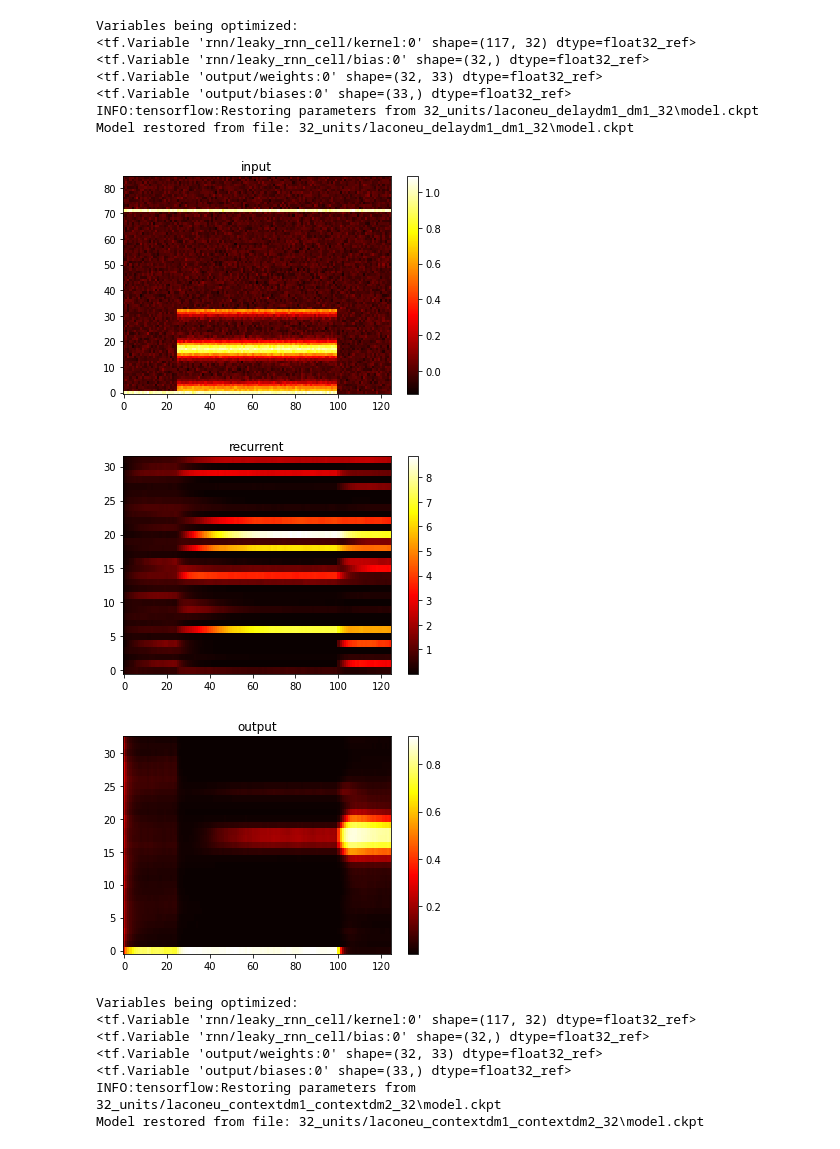
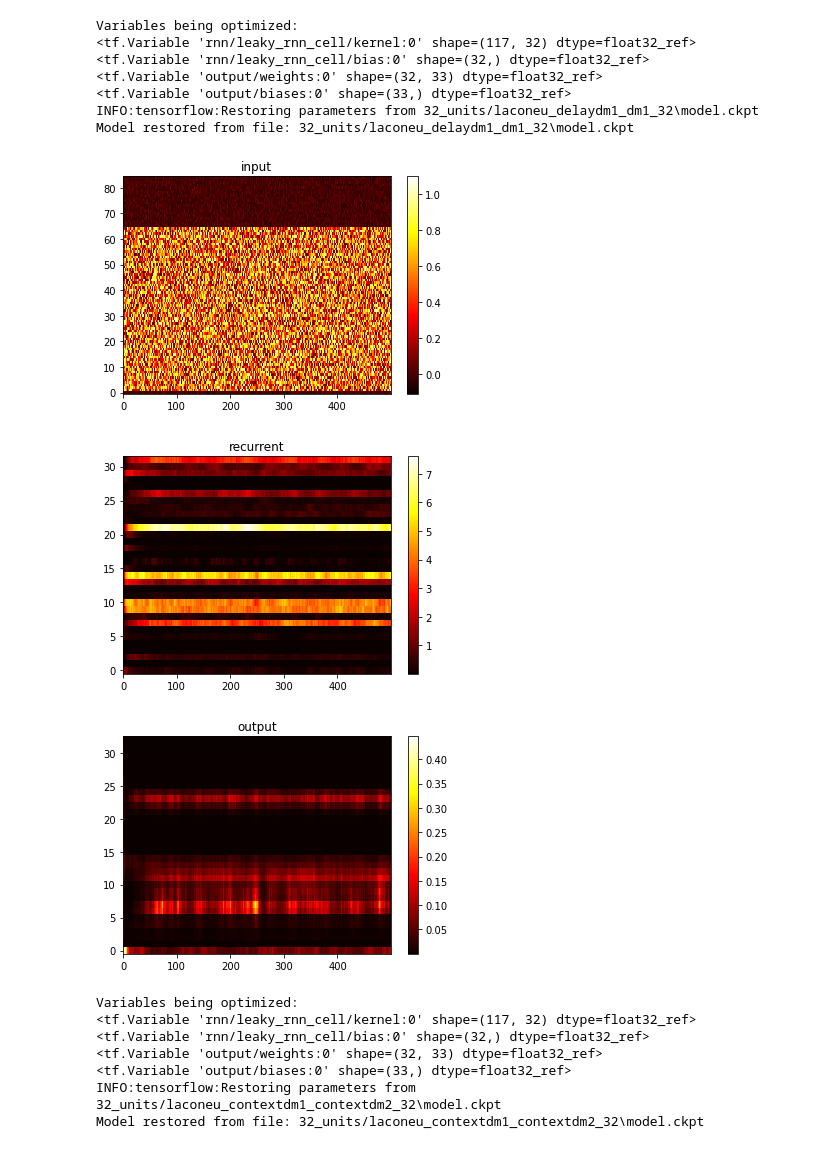
Before and after one commit to SalvadorCalanni/LACONEU25_group_project, a Jupyter notebook: Ori_repo_and_data/Plots.ipynb, the cells around one changed output. Drawn from its saved outputs; the diff is of its cells as text; code cells hidden in the pictures.

Commit message:
plots notebook

```diff
--- a/Ori_repo_and_data/Plots.ipynb
+++ b/Ori_repo_and_data/Plots.ipynb
@@ -13,16 +17,16 @@ anti_family = ['reactanti', 'delayanti', 'fdanti']
 # %%
-stdan.easy_activity_plot(model_dirs[1], 'dm1')
+stdan.easy_activity_plot(model_dirs[1], 'random_mod')
 # %% [output]
 Variables being optimized:
 <tf.Variable 'rnn/leaky_rnn_cell/kernel:0' shape=(117, 32) dtype=float32_ref>
 <tf.Variable 'rnn/leaky_rnn_cell/bias:0' shape=(32,) dtype=float32_ref>
 <tf.Variable 'output/weights:0' shape=(32, 33) dtype=float32_ref>
 <tf.Variable 'output/biases:0' shape=(33,) dtype=float32_ref>
 INFO:tensorflow:Restoring parameters from 32_units/laconeu_delaydm1_dm1_32\model.ckpt
 Model restored from file: 32_units/laconeu_delaydm1_dm1_32\model.ckpt
-[figure, old version]
+[figure, new version]
-[figure, old version]
+[figure, new version]
-[figure, old version]
+[figure, new version]
 # %%
 stdan.easy_connectivity_plot(model_dirs[0])
 # %% [output]
```
Also changed, not shown: parts of 2 cells of this notebook.
